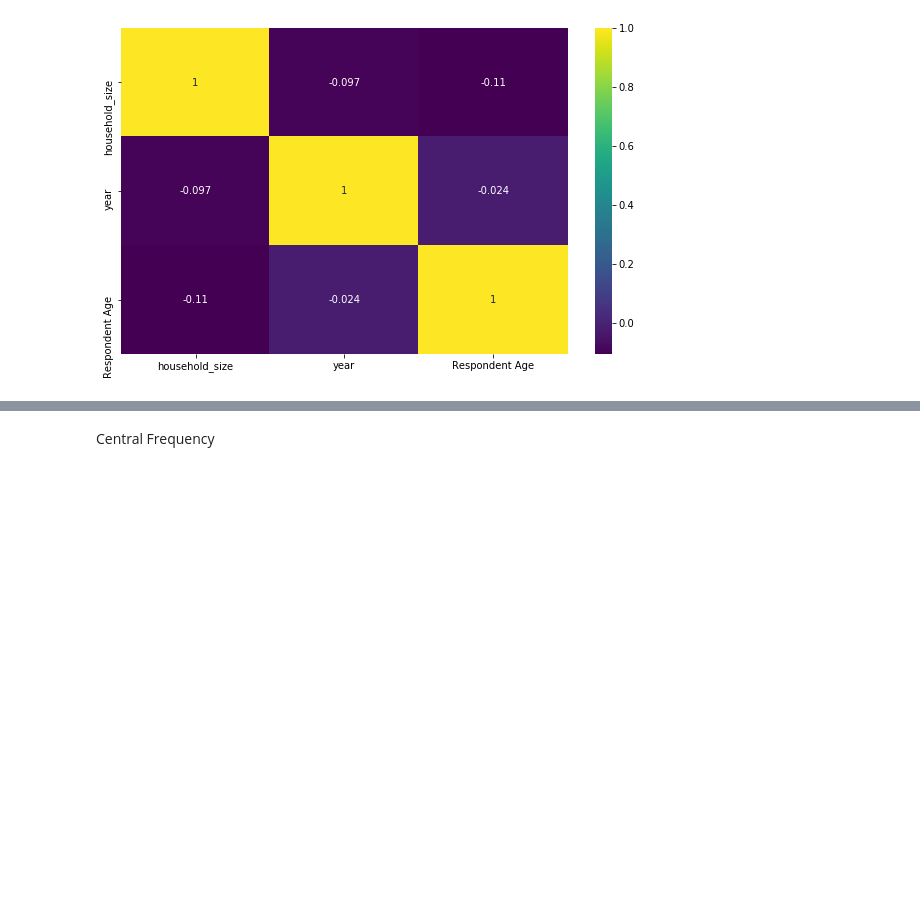
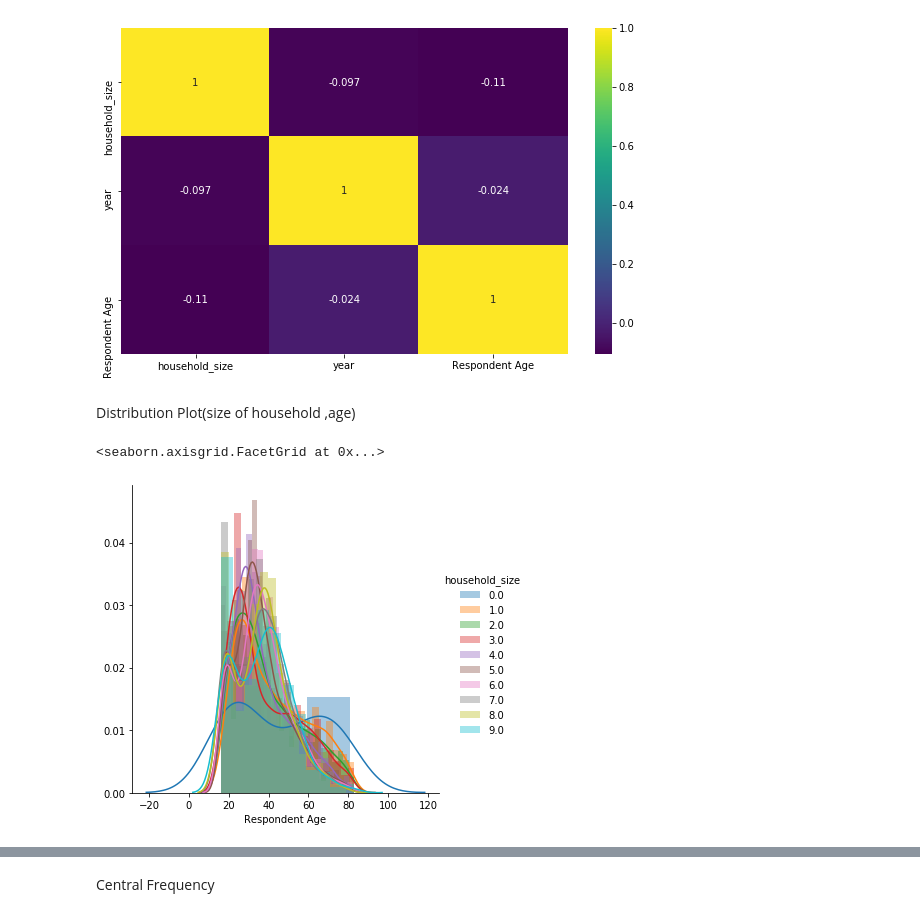
Before and after one commit to deelilah/Univariate-Bivariate-Multivariate, a Jupyter notebook: ip2.ipynb, the cells around one changed output, grey strips where cells are left out. Cells and saved outputs as stored; diff of their text form; code cells hidden in the pictures; blank space fills up the shorter version.

```diff
--- a/ip2.ipynb
+++ b/ip2.ipynb
@@ -260,3 +260,11 @@ sns.heatmap(cm, annot=True, cmap = 'viridis')
 # %% [output]
 <matplotlib.axes._subplots.AxesSubplot at 0x...>
 [figure]
+# %% [markdown]
+Distribution Plot(size of household ,age)
+# %%
+sns.FacetGrid(df4,hue='household_size',size = 5).map(sns.distplot,'Respondent Age').add_legend()
+#In the analysis above we can tell number of house holdsize contains people of age 20-40 .....more 30
+# %% [output]
+<seaborn.axisgrid.FacetGrid at 0x...>
+[figure, added]
```
Also changed, not shown: parts of 24 cells of this notebook.
